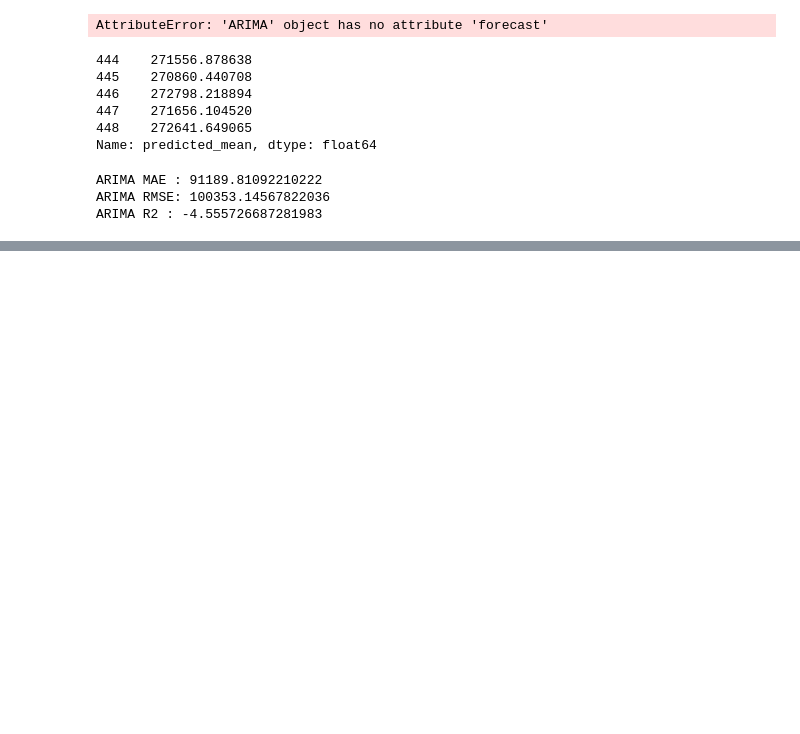
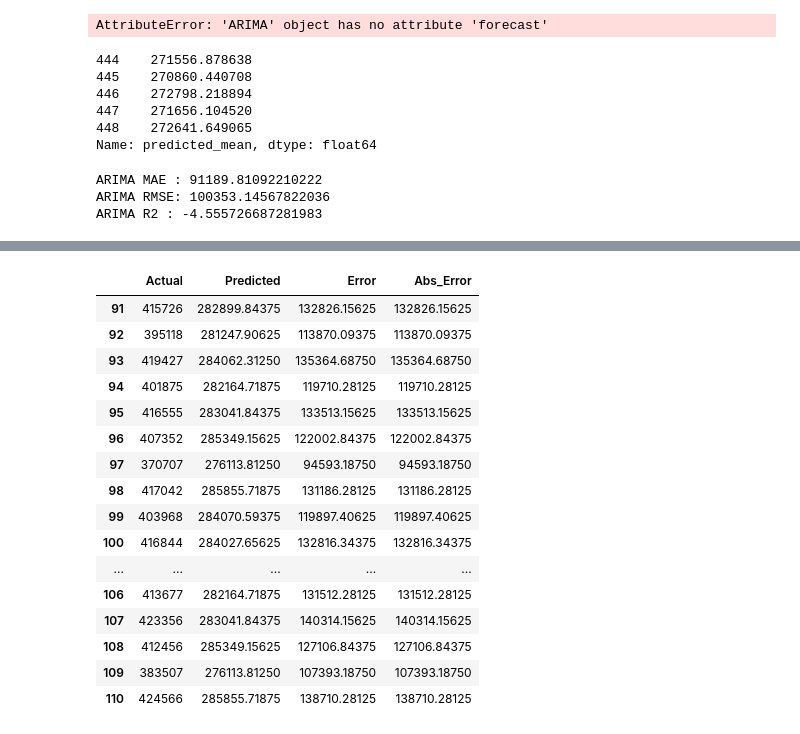
Before and after one commit to khushisingh1935-pixel/Crude-oil-availability, a Jupyter notebook: oil-forecasting.ipynb, the cells around one changed output, grey strips where cells are left out. Cells and saved outputs as stored; diff of their text form; code cells hidden in the pictures; blank space fills up the shorter version.

```diff
--- a/oil-forecasting.ipynb
+++ b/oil-forecasting.ipynb
@@ -2135,0 +2232,12 @@ ARIMA(1,1,1) R2 : -4.593904986589861
+# %%
+X_train = X[:444]
+X_test = X[444:]
+
+y_train = y[:444]
+y_test = y[444:]
+
+print(X_train.shape)
+print(X_test.shape)
+
+print(y_train.shape)
+print(y_test.shape)
@@ -2135,0 +2438,20 @@ ARIMA(1,1,1) R2 : -4.593904986589861
+# %%
+comparison.tail(20)
+# %% [output]
+|  | Actual | Predicted | Error | Abs_Error |
+| 91 | 415726 | 282899.84375 | 132826.15625 | 132826.15625 |
+| 92 | 395118 | 281247.90625 | 113870.09375 | 113870.09375 |
+| 93 | 419427 | 284062.31250 | 135364.68750 | 135364.68750 |
+| 94 | 401875 | 282164.71875 | 119710.28125 | 119710.28125 |
+| 95 | 416555 | 283041.84375 | 133513.15625 | 133513.15625 |
+| 96 | 407352 | 285349.15625 | 122002.84375 | 122002.84375 |
+| 97 | 370707 | 276113.81250 | 94593.18750 | 94593.18750 |
+| 98 | 417042 | 285855.71875 | 131186.28125 | 131186.28125 |
+| 99 | 403968 | 284070.59375 | 119897.40625 | 119897.40625 |
+| 100 | 416844 | 284027.65625 | 132816.34375 | 132816.34375 |
+| ... | ... | ... | ... | ... |
+| 106 | 413677 | 282164.71875 | 131512.28125 | 131512.28125 |
+| 107 | 423356 | 283041.84375 | 140314.15625 | 140314.15625 |
+| 108 | 412456 | 285349.15625 | 127106.84375 | 127106.84375 |
+| 109 | 383507 | 276113.81250 | 107393.18750 | 107393.18750 |
+| 110 | 424566 | 285855.71875 | 138710.28125 | 138710.28125 |
```
Also changed, not shown: parts of 81 cells of this notebook, 1 other file.
